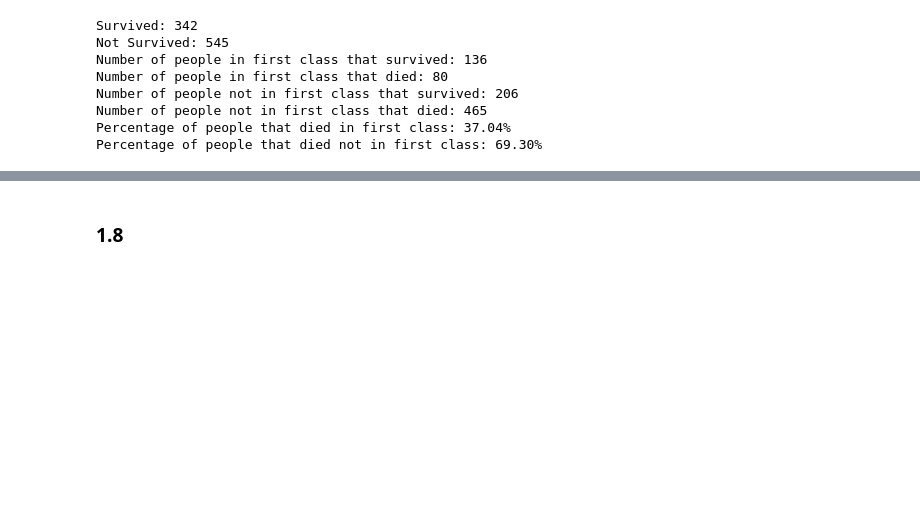
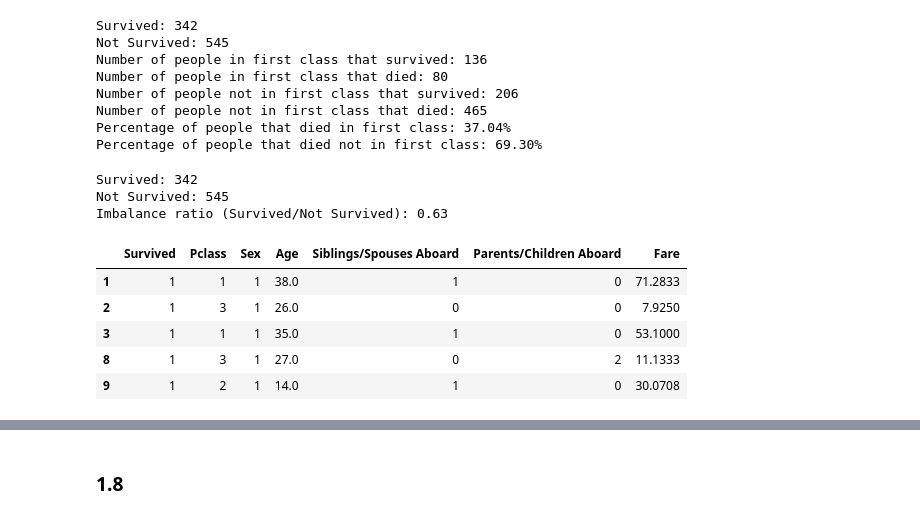
Before and after one commit to massmola/ml-assignments, a Jupyter notebook: Assignment1_group3.ipynb, the cells around one changed output, grey strips where cells are left out. Saved outputs shown, nothing was run; the diff lists cells and outputs as text; code cells hidden in the pictures; blank space fills up the shorter version.

```diff
--- a/Assignment1_group3.ipynb
+++ b/Assignment1_group3.ipynb
@@ -173,3 +173,23 @@ Number of people not in first class that survived: 206
 Number of people not in first class that died: 465
 Percentage of people that died in first class: 37.04%
 Percentage of people that died not in first class: 69.30%
+# %%
+
+survived_df = titanic_df_clean[titanic_df_clean['Survived'] == 1]
+not_survived_df = titanic_df_clean[titanic_df_clean['Survived'] == 0]
+
+print(f"Survived: {len(survived_df)}")
+print(f"Not Survived: {len(not_survived_df)}")
+print(f"Imbalance ratio (Survived/Not Survived): {len(survived_df)/len(not_survived_df):.2f}")
+
+survived_df.head()
+# %% [output]
+Survived: 342
+Not Survived: 545
+Imbalance ratio (Survived/Not Survived): 0.63
+|  | Survived | Pclass | Sex | Age | Siblings/Spouses Aboard | Parents/Children Aboard | Fare |
+| 1 | 1 | 1 | 1 | 38.0 | 1 | 0 | 71.2833 |
+| 2 | 1 | 3 | 1 | 26.0 | 0 | 0 | 7.9250 |
+| 3 | 1 | 1 | 1 | 35.0 | 1 | 0 | 53.1000 |
+| 8 | 1 | 3 | 1 | 27.0 | 0 | 2 | 11.1333 |
+| 9 | 1 | 2 | 1 | 14.0 | 1 | 0 | 30.0708 |
```
Also changed, not shown: parts of 8 cells of this notebook.
